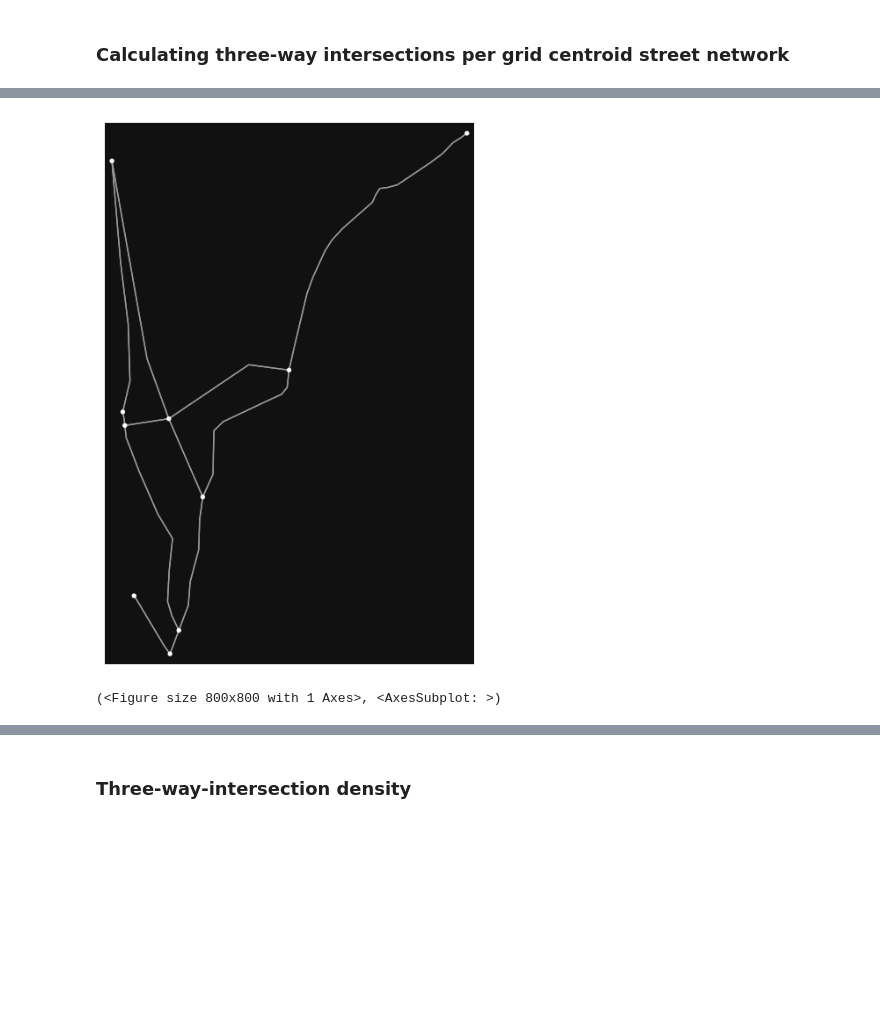
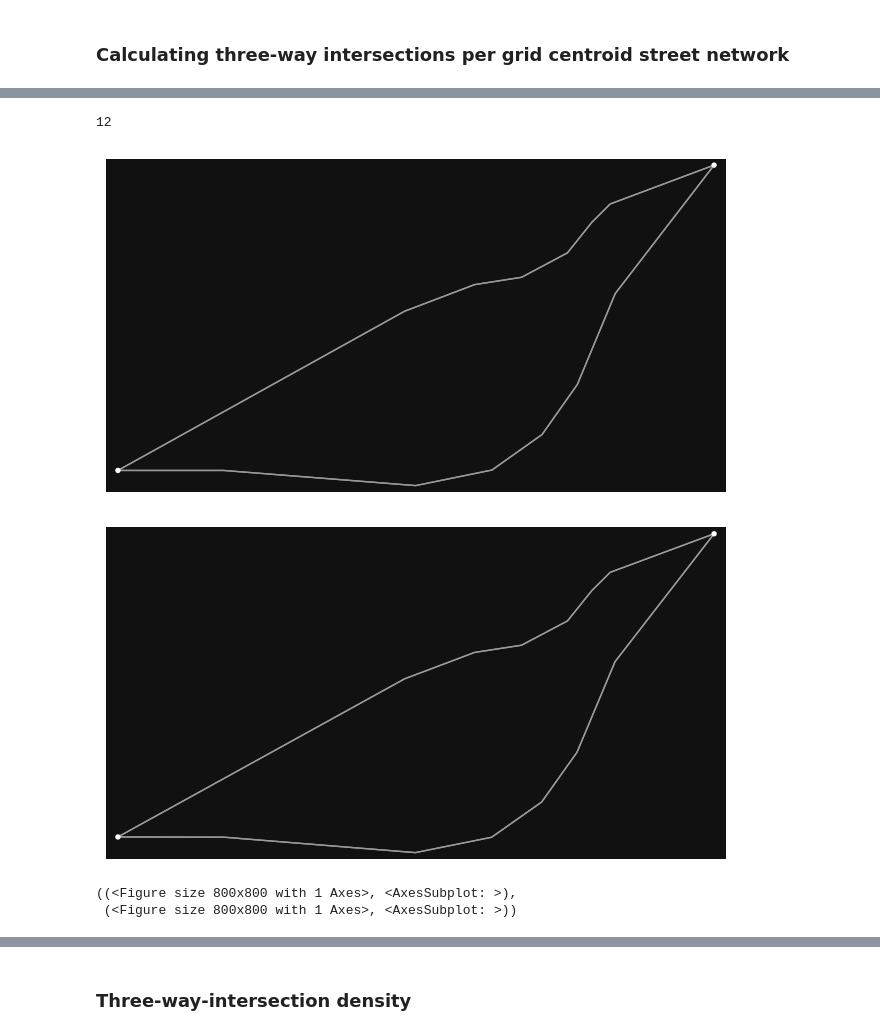
Before and after one commit to Spatial-Data-Science-and-GEO-AI-Lab/MultiHealth_J, a Jupyter notebook: manchester.ipynb, the cells around one changed output, grey strips where cells are left out. Saved outputs shown, nothing was run; the diff lists cells and outputs as text; code cells hidden in the pictures; blank space fills up the shorter version.

```diff
--- a/manchester.ipynb
+++ b/manchester.ipynb
@@ -450 +479,7 @@ Execution time: 0.0017809867858886719 seconds
+# %%
+def extract_network(point):
+    try:
+        return ox.graph_from_point(point, dist=500, network_type='all', simplify=True)
+    except (ValueError, nx.NetworkXPointlessConcept):
+        return 0
 # %%
@@ -474,9 +496,13 @@ print(f"Execution time: {execution_time} seconds")
+# %%
+def extract_network(polygon):
+    try:
+        return ox.graph_from_polygon(polygon, network_type='all', simplify=True)
+    except (ValueError, nx.NetworkXPointlessConcept):
+        return 0
 # %%
-# test a list comprehension to extract the street networks
-
 start_time = time.time()
 
-test = [ox.truncate.truncate_graph_dist(Gproj, nearest_node, max_dist=1000) for nearest_node in popgridsub['nearest_node']
+testlist2 = buffersub2['geometry'].map(extract_network)
 
 end_time = time.time()
 execution_time = end_time - start_time
@@ -526,3 +513,7 @@ Execution time: 7.226415157318115 seconds
+# %%
+(testlist2==0).sum()
+# %% [output]
+12
 # %%
 start_time = time.time()
 
@@ -556,9 +541,11 @@ network_poly = network_gdfs.unary_union.convex_hull
 area = network_poly.area
 # %%
 # plot test network graph
-ox.plot_graph(test[1])
+ox.plot_graph(testlist2[5]), ox.plot_graph(subgraph_list2[5])
 # %% [output]
-[figure, old version]
+[figure, new version]
+[figure, added]
-(<Figure size 800x800 with 1 Axes>, <AxesSubplot: >)
+((<Figure size 800x800 with 1 Axes>, <AxesSubplot: >),
+ (<Figure size 800x800 with 1 Axes>, <AxesSubplot: >))
 # %%
 # get stats
```
Also changed, not shown: parts of 34 cells of this notebook.
